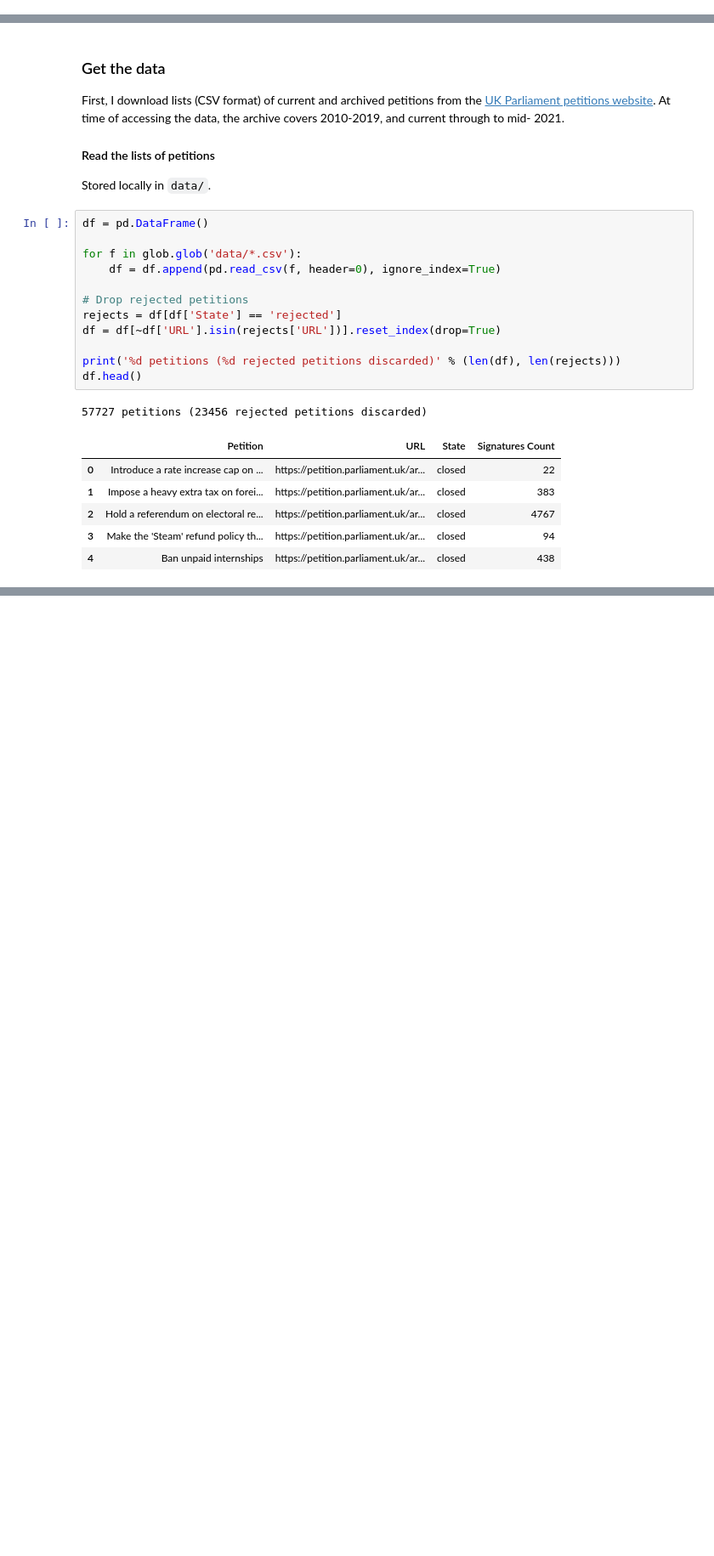
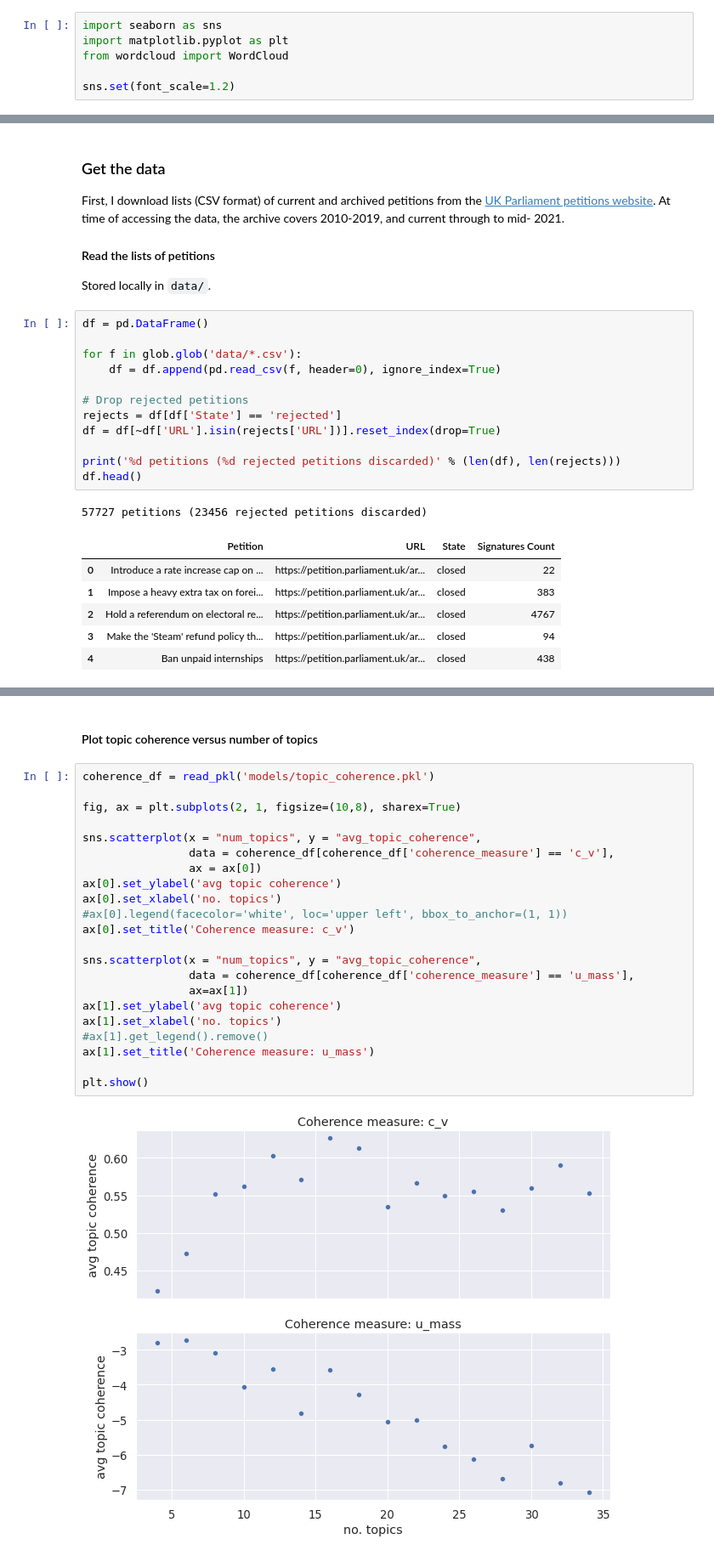
Before and after one commit to jw845/petitions, a Jupyter notebook: uk_petitions.ipynb, the cells around one changed output, grey strips where cells are left out. Shown at 85% size. Saved outputs shown, nothing was run; the diff lists cells and outputs as text; blank space fills up the shorter version.

Commit message:
add topic modelling

```diff
--- a/uk_petitions.ipynb
+++ b/uk_petitions.ipynb
@@ -24,3 +35,9 @@ http = urllib3.PoolManager()
+# %%
+import seaborn as sns
+import matplotlib.pyplot as plt
+from wordcloud import WordCloud
+
+sns.set(font_scale=1.2)
 # %% [markdown]
 #### Functions to read and write to pickle
 # %%
@@ -119,0 +409,26 @@ df
+# %% [markdown]
+#### Plot topic coherence versus number of topics
+# %%
+coherence_df = read_pkl('models/topic_coherence.pkl')
+
+fig, ax = plt.subplots(2, 1, figsize=(10,8), sharex=True)
+
+sns.scatterplot(x = "num_topics", y = "avg_topic_coherence",
+                data = coherence_df[coherence_df['coherence_measure'] == 'c_v'],
+                ax = ax[0])
+ax[0].set_ylabel('avg topic coherence')
+ax[0].set_xlabel('no. topics')
+#ax[0].legend(facecolor='white', loc='upper left', bbox_to_anchor=(1, 1))
+ax[0].set_title('Coherence measure: c_v')
+
+sns.scatterplot(x = "num_topics", y = "avg_topic_coherence",
+                data = coherence_df[coherence_df['coherence_measure'] == 'u_mass'],
+                ax=ax[1])
+ax[1].set_ylabel('avg topic coherence')
+ax[1].set_xlabel('no. topics')
+#ax[1].get_legend().remove()
+ax[1].set_title('Coherence measure: u_mass')
+
+plt.show()
+# %% [output]
+[figure, added]
```
Also changed, not shown: parts of 42 cells of this notebook, 1 other file.
